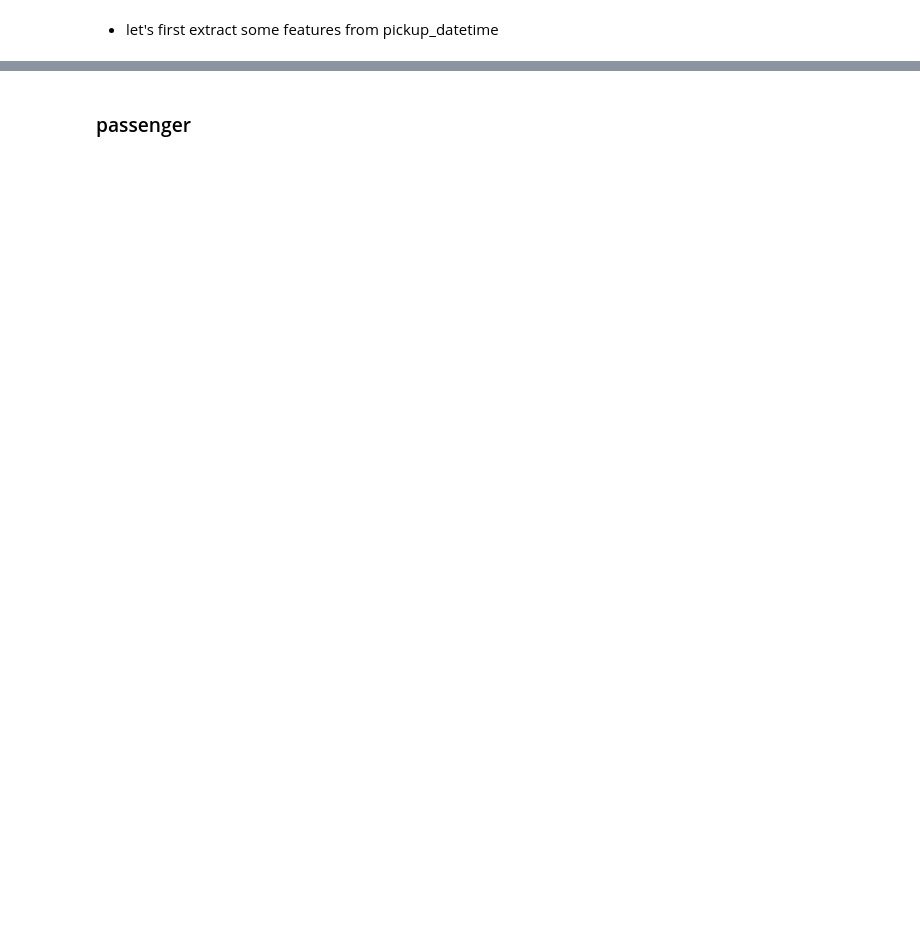
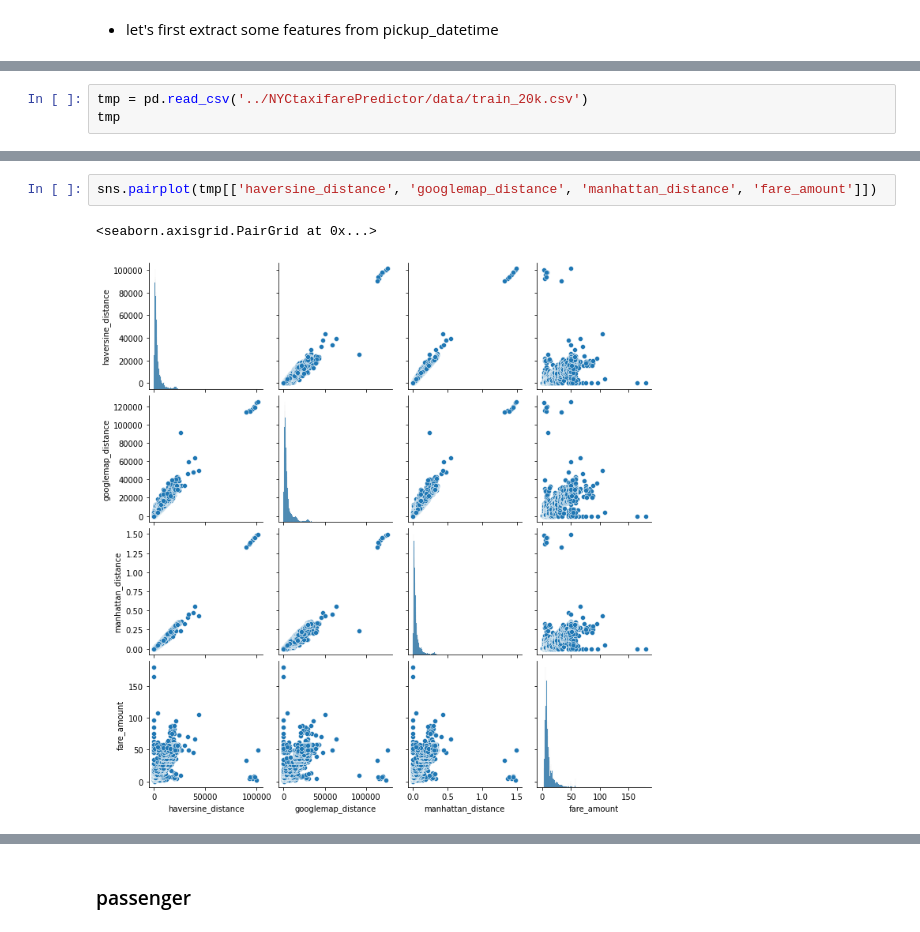
Before and after one commit to Guli-Y/NYCtaxifarePredictor, a Jupyter notebook: notebooks/NYC_taxi_fare_prediction.ipynb, the cells around one changed output, grey strips where cells are left out. Cells and saved outputs as stored; diff of their text form; blank space fills up the shorter version.

```diff
--- a/notebooks/NYC_taxi_fare_prediction.ipynb
+++ b/notebooks/NYC_taxi_fare_prediction.ipynb
@@ -241,0 +316,3 @@ df[['pickup_longitude','pickup_latitude', 'dropoff_longitude', 'dropoff_latitude
+# %%
+tmp = pd.read_csv('../NYCtaxifarePredictor/data/train_20k.csv')
+tmp
@@ -241,0 +333,5 @@ df[['pickup_longitude','pickup_latitude', 'dropoff_longitude', 'dropoff_latitude
+# %%
+sns.pairplot(tmp[['haversine_distance', 'googlemap_distance', 'manhattan_distance', 'fare_amount']])
+# %% [output]
+<seaborn.axisgrid.PairGrid at 0x...>
+[figure, added]
```
Also changed, not shown: parts of 183 cells of this notebook.
